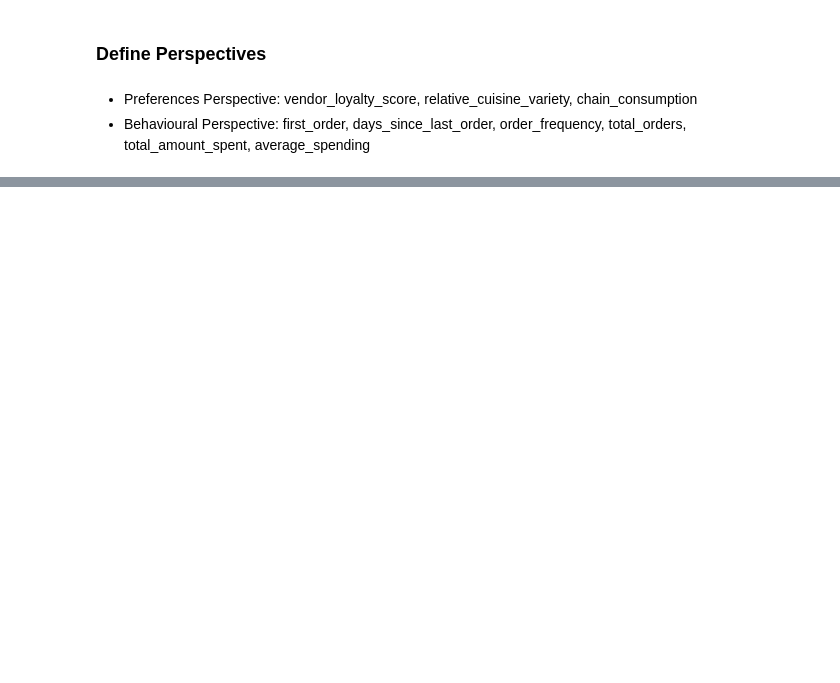
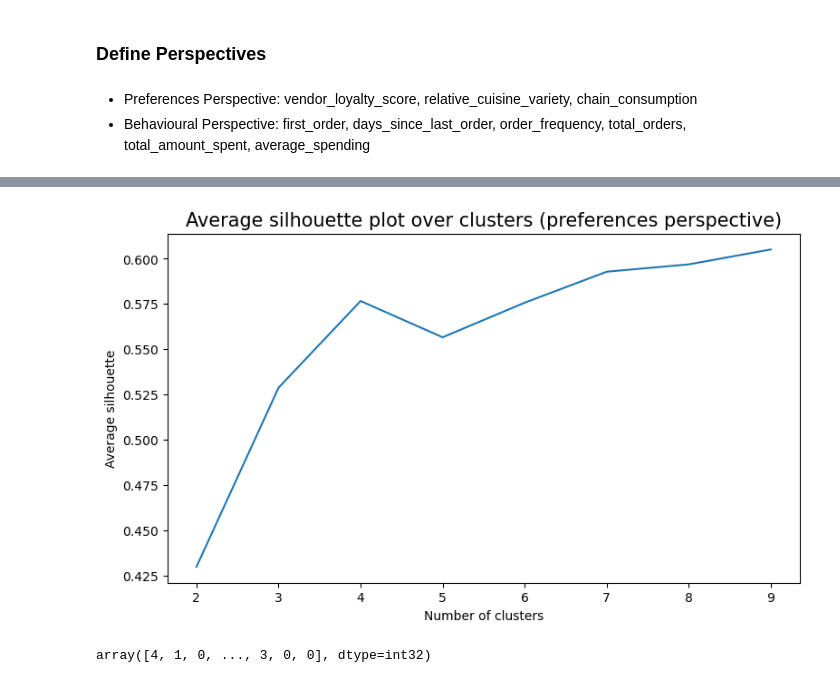
Before and after one commit to nunonuness/DM, a Jupyter notebook: Clustering.ipynb, the cells around one changed output, grey strips where cells are left out. Saved outputs shown, nothing was run; the diff lists cells and outputs as text; code cells hidden in the pictures; blank space fills up the shorter version.

```diff
--- a/Clustering.ipynb
+++ b/Clustering.ipynb
@@ -414,0 +290,19 @@ df_concat.groupby('labels').mean()
+# %%
+# storing average silhouette metric
+avg_silhouette_prf = []
+# iterate over the desired range of cluster numbers
+for nclus_prf in range_clusters_prf:
+    # skip n_clusters == 1 since silhouette scores are undefined for one cluster
+    if nclus_prf == 1:
+        continue
+
+    # initialize the KMeans object with n_clusters value and a random generator
+    kmclust_prf = KMeans(n_clusters=nclus_prf, init='k-means++', n_init=15, random_state=1)
+    cluster_labels_prf = kmclust_prf.fit_predict(df[preferences_features])
+
+    # the silhouette_score gives the average value for all the samples
+    # this gives a perspective into the density and separation of the formed clusters
+    silhouette_avg_prf = silhouette_score(df[preferences_features], cluster_labels_prf)
+    avg_silhouette_prf.append(silhouette_avg_prf)
+
+    print(f"For n_clusters = {nclus_prf}, the average silhouette_score is : {silhouette_avg_prf}")
@@ -414,0 +318,21 @@ df_concat.groupby('labels').mean()
+# %%
+# average silhouette plot for preferential perspective
+# inertia plot
+plt.figure(figsize=(9,5))
+plt.plot(range_clusters_prf[1:], # X-axis;
+         avg_silhouette_prf)     # Y-axis
+
+plt.ylabel("Average silhouette")
+plt.xlabel("Number of clusters")
+plt.title("Average silhouette plot over clusters (preferences perspective)", size=15)
+plt.show()
+# %% [output]
+[figure, added]
+# %%
+# final cluster solution of the preferential perspective
+number_clusters_prf = 5
+kmclust_prf = KMeans(n_clusters=number_clusters_prf, init='k-means++', n_init=15, random_state=1)
+km_labels_prf = kmclust_prf.fit_predict(df[preferences_features])
+km_labels_prf
+# %% [output]
+array([4, 1, 0, ..., 3, 0, 0], dtype=int32)
```
Also changed, not shown: parts of 45 cells of this notebook.
